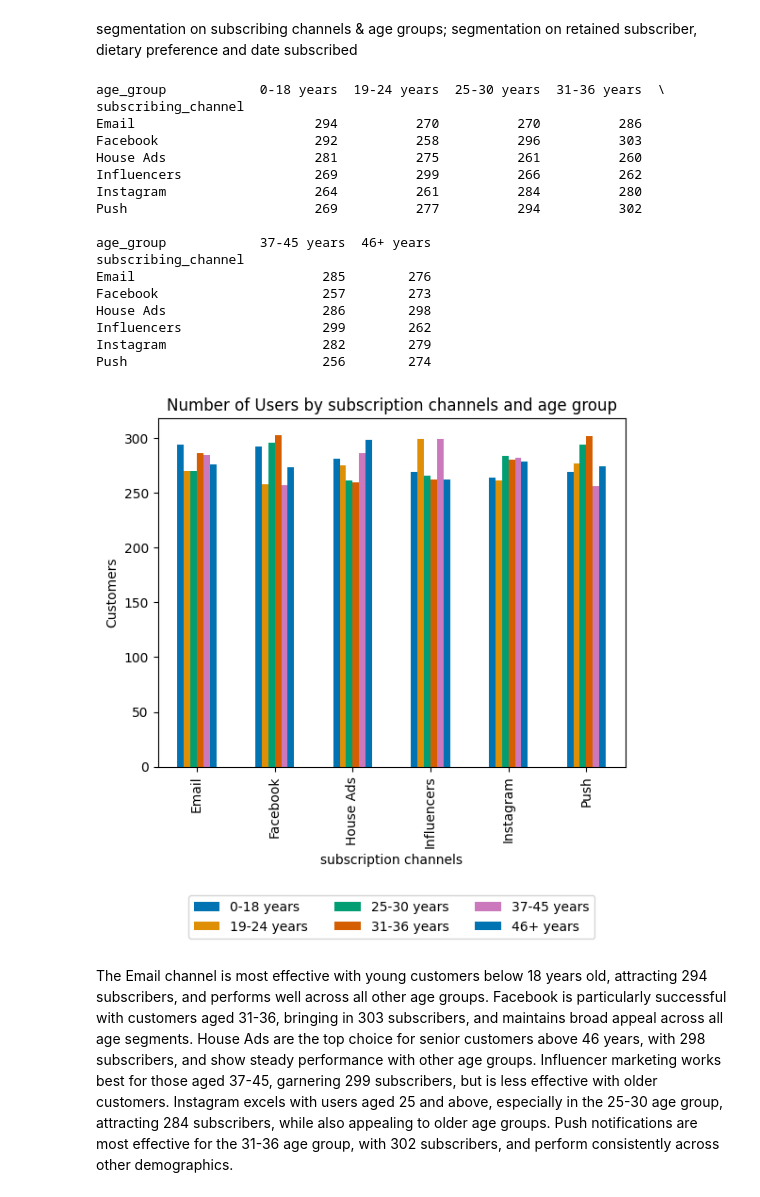
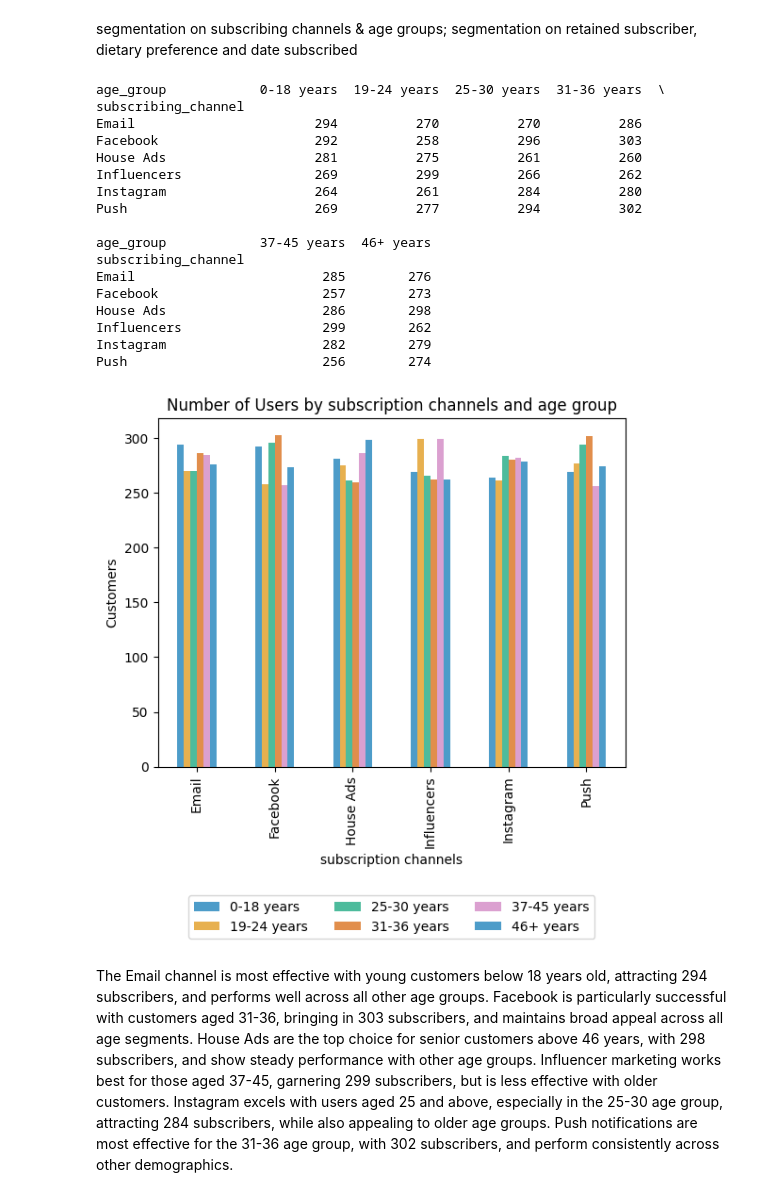
Before and after one commit to WeiHutchinson/FoodFusion-Marketing-Campaign-Data, a Jupyter notebook: day-1-foodfusion-marketing-campaign-data.ipynb, the cells around one changed output. Saved outputs shown, nothing was run; the diff lists cells and outputs as text; code cells hidden in the pictures.

```diff
--- a/day-1-foodfusion-marketing-campaign-data.ipynb
+++ b/day-1-foodfusion-marketing-campaign-data.ipynb
@@ -161,33 +180,33 @@ segmentation on retained subscriber, dietary preference and date subscribed
 # %%
 subscribing_segement =marketing.groupby(['subscribing_channel', 'age_group'])['user_id'].nunique()
 channel_subscription = subscribing_segement.unstack(level =1).fillna(0)
 print(channel_subscription)
 
-channel_subscription.plot(kind='bar',color= color)
+channel_subscription.plot(kind='bar',alpha =0.7, color= color)
 plt.title('Number of Users by subscription channels and age group')
 plt.xlabel('subscription channels')
 plt.ylabel('Customers')
 plt.legend(loc='upper center', bbox_to_anchor=(0.5, -0.35), ncol=3, labels = channel_subscription.columns.values)
 plt.show()
 # %% [output]
 age_group            0-18 years  19-24 years  25-30 years  31-36 years  \
 subscribing_channel
 Email                       294          270          270          286
 Facebook                    292          258          296          303
 House Ads                   281          275          261          260
 Influencers                 269          299          266          262
 Instagram                   264          261          284          280
 Push                        269          277          294          302
 
 age_group            37-45 years  46+ years
 subscribing_channel
 Email                        285        276
 Facebook                     257        273
 House Ads                    286        298
 Influencers                  299        262
 Instagram                    282        279
 Push                         256        274
-[figure, old version]
+[figure, new version]
 # %% [markdown]
 The Email channel is most effective with young customers below 18 years old, attracting 294 subscribers, and performs well across all other age groups. Facebook is particularly successful with customers aged 31-36, bringing in 303 subscribers, and maintains broad appeal across all age segments. House Ads are the top choice for senior customers above 46 years, with 298 subscribers, and show steady performance with other age groups. Influencer marketing works best for those aged 37-45, garnering 299 subscribers, but is less effective with older customers. Instagram excels with users aged 25 and above, especially in the 25-30 age group, attracting 284 subscribers, while also appealing to older age groups. Push notifications are most effective for the 31-36 age group, with 302 subscribers, and perform consistently across other demographics.
 # %% [markdown]
```
Also changed, not shown: parts of 4 cells of this notebook.
